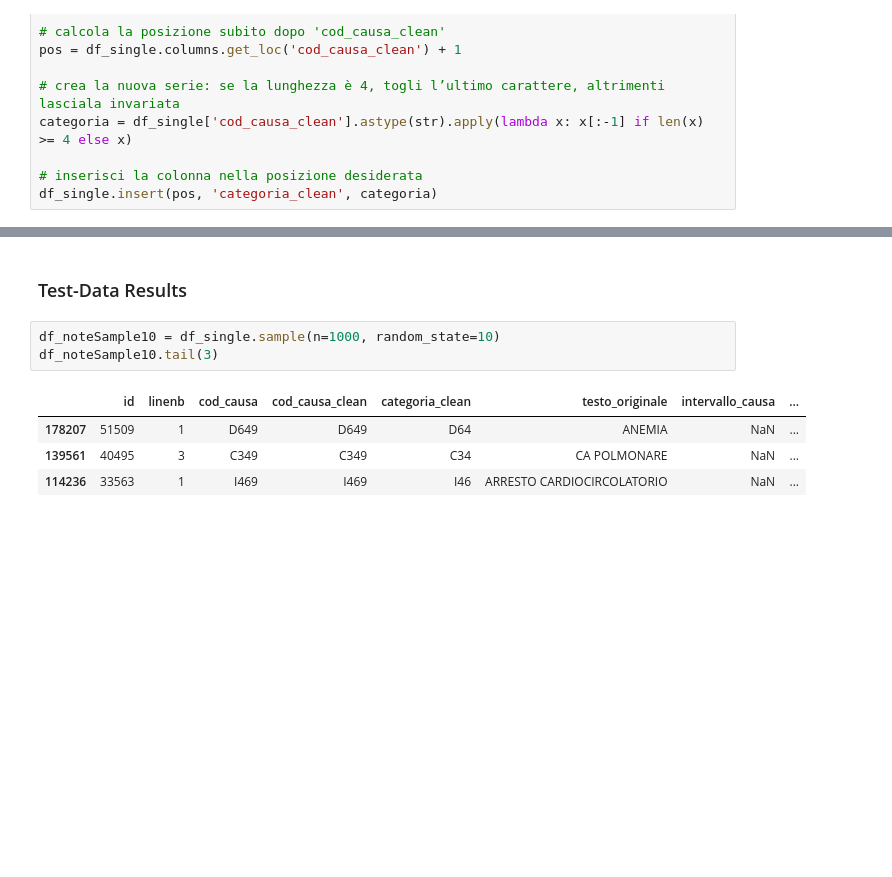
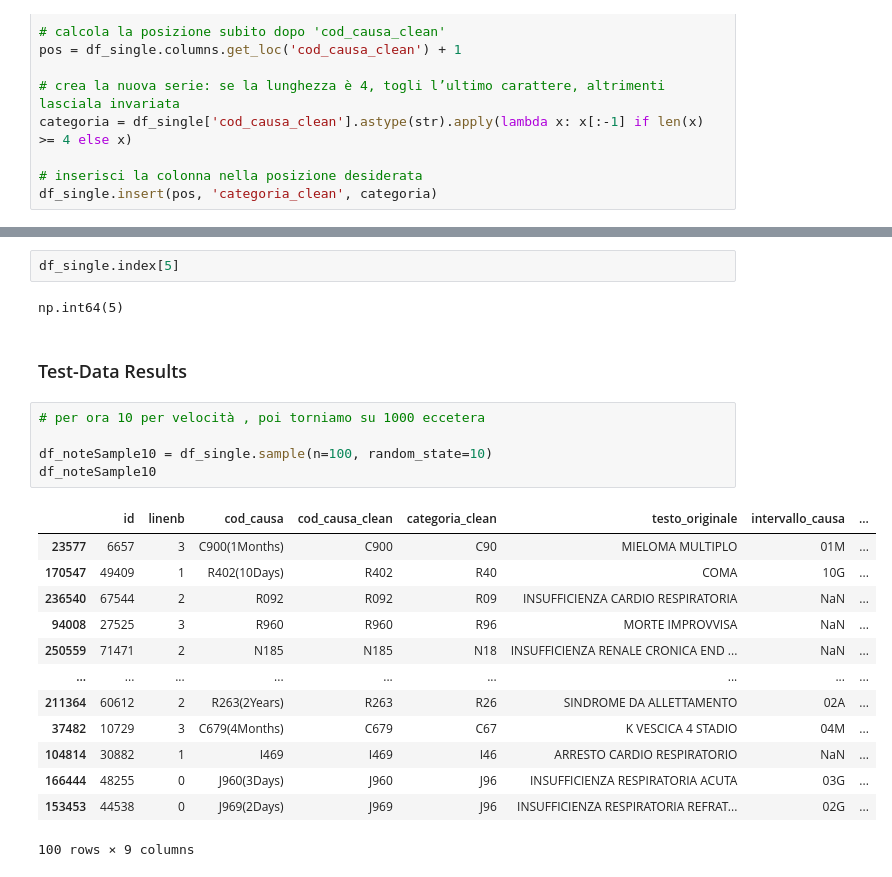
Before and after one commit to istat-methodology/semantic-search, a Jupyter notebook: notebooks/test-semantic-on-medical_data.ipynb, the cells around one changed output, grey strips where cells are left out. Saved outputs shown, nothing was run; the diff lists cells and outputs as text; blank space fills up the shorter version.

```diff
--- a/notebooks/test-semantic-on-medical_data.ipynb
+++ b/notebooks/test-semantic-on-medical_data.ipynb
@@ -346,10 +360,25 @@ df_single.tail(4)
+# %%
+df_single.index[5]
+# %% [output]
+np.int64(5)
 # %% [markdown]
 ### Test-Data Results
 # %%
-df_noteSample10 = df_single.sample(n=1000, random_state=10)
-df_noteSample10.tail(3)
+# per ora 10 per velocità , poi torniamo su 1000 eccetera
+
+df_noteSample10 = df_single.sample(n=100, random_state=10)
+df_noteSample10
 # %% [output]
 |  | id | linenb | cod_causa | cod_causa_clean | categoria_clean | testo_originale | intervallo_causa | ... |
-| 178207 | 51509 | 1 | D649 | D649 | D64 | ANEMIA | NaN | ... |
-| 139561 | 40495 | 3 | C349 | C349 | C34 | CA POLMONARE | NaN | ... |
-| 114236 | 33563 | 1 | I469 | I469 | I46 | ARRESTO CARDIOCIRCOLATORIO | NaN | ... |
+| 23577 | 6657 | 3 | C900(1Months) | C900 | C90 | MIELOMA MULTIPLO | 01M | ... |
+| 170547 | 49409 | 1 | R402(10Days) | R402 | R40 | COMA | 10G | ... |
+| 236540 | 67544 | 2 | R092 | R092 | R09 | INSUFFICIENZA CARDIO RESPIRATORIA | NaN | ... |
+| 94008 | 27525 | 3 | R960 | R960 | R96 | MORTE IMPROVVISA | NaN | ... |
+| 250559 | 71471 | 2 | N185 | N185 | N18 | INSUFFICIENZA RENALE CRONICA END ... | NaN | ... |
+| ... | ... | ... | ... | ... | ... | ... | ... | ... |
+| 211364 | 60612 | 2 | R263(2Years) | R263 | R26 | SINDROME DA ALLETTAMENTO | 02A | ... |
+| 37482 | 10729 | 3 | C679(4Months) | C679 | C67 | K VESCICA 4 STADIO | 04M | ... |
+| 104814 | 30882 | 1 | I469 | I469 | I46 | ARRESTO CARDIO RESPIRATORIO | NaN | ... |
+| 166444 | 48255 | 0 | J960(3Days) | J960 | J96 | INSUFFICIENZA RESPIRATORIA ACUTA | 03G | ... |
+| 153453 | 44538 | 0 | J969(2Days) | J969 | J96 | INSUFFICIENZA RESPIRATORIA REFRAT... | 02G | ... |
+100 rows × 9 columns
```
Also changed, not shown: parts of 19 cells of this notebook, 1 other file.
